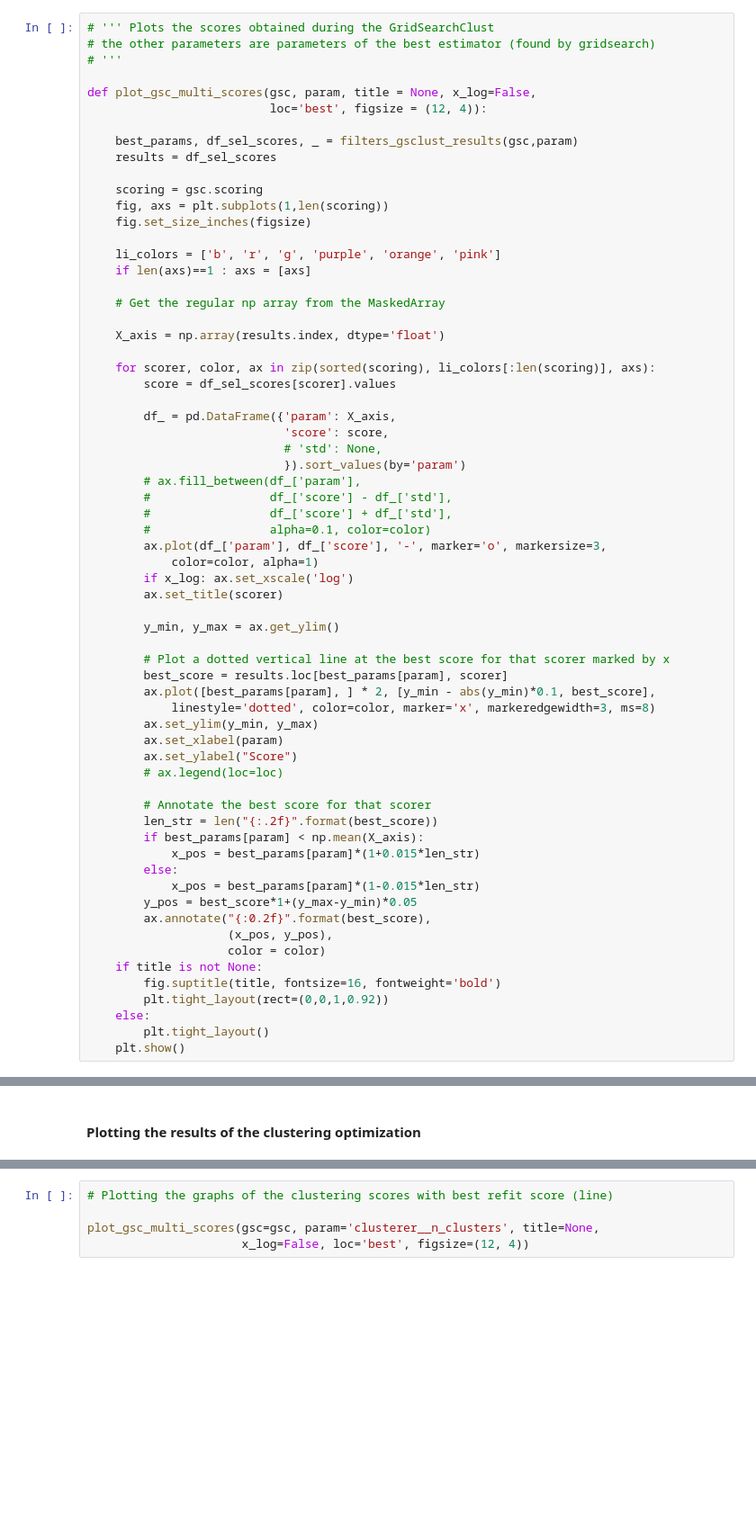
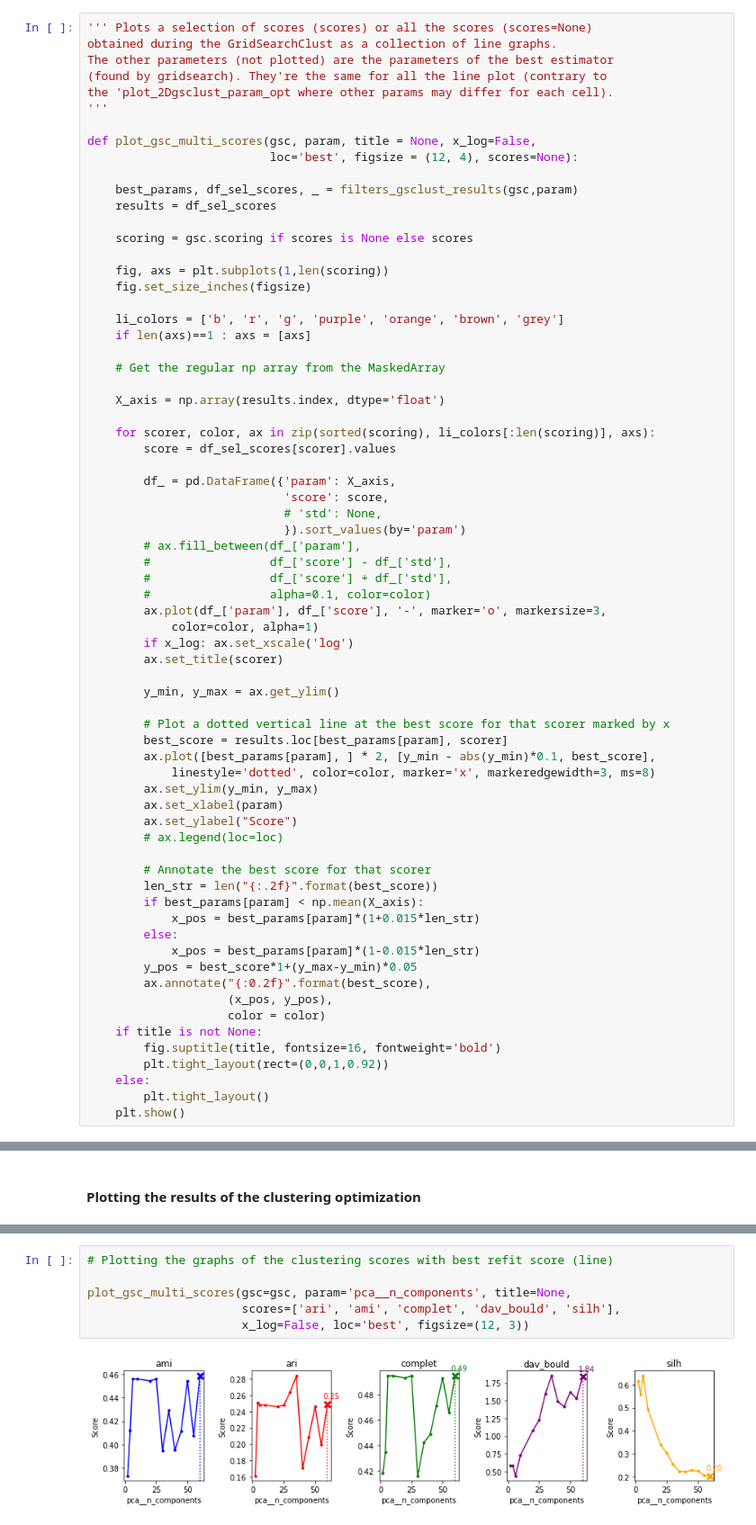
Before and after one commit to SmellyArmure/OC_DS_Project6, a Jupyter notebook: NOTEBOOK/P6_Cleaning_NLP.ipynb, the cells around one changed output, grey strips where cells are left out. Shown at 90% size. Saved outputs shown, nothing was run; the diff lists cells and outputs as text; blank space fills up the shorter version.

```diff
--- a/NOTEBOOK/P6_Cleaning_NLP.ipynb
+++ b/NOTEBOOK/P6_Cleaning_NLP.ipynb
@@ -674,21 +692,25 @@ def filters_gsclust_results(gsclust, param, return_df_res=False):
 # %% [markdown]
 #### plot_gsc_multiscore
 # %%
-# ''' Plots the scores obtained during the GridSearchClust
-# the other parameters are parameters of the best estimator (found by gridsearch)
-# '''
+''' Plots a selection of scores (scores) or all the scores (scores=None)
+obtained during the GridSearchClust as a collection of line graphs.
+The other parameters (not plotted) are the parameters of the best estimator
+(found by gridsearch). They're the same for all the line plot (contrary to
+the 'plot_2Dgsclust_param_opt where other params may differ for each cell).
+'''
 
 def plot_gsc_multi_scores(gsc, param, title = None, x_log=False,
-                          loc='best', figsize = (12, 4)):
+                          loc='best', figsize = (12, 4), scores=None):
 
     best_params, df_sel_scores, _ = filters_gsclust_results(gsc,param)
     results = df_sel_scores
 
-    scoring = gsc.scoring
+    scoring = gsc.scoring if scores is None else scores
+
     fig, axs = plt.subplots(1,len(scoring))
     fig.set_size_inches(figsize)
 
-    li_colors = ['b', 'r', 'g', 'purple', 'orange', 'pink']
+    li_colors = ['b', 'r', 'g', 'purple', 'orange', 'brown', 'grey']
     if len(axs)==1 : axs = [axs]
 
     # Get the regular np array from the MaskedArray
@@ -969,8 +1060,11 @@ best_params, df_sel_scores, df_gsclust_filt, df_res = \
 # %%
 # Plotting the graphs of the clustering scores with best refit score (line)
 
-plot_gsc_multi_scores(gsc=gsc, param='clusterer__n_clusters', title=None,
-                      x_log=False, loc='best', figsize=(12, 4))
+plot_gsc_multi_scores(gsc=gsc, param='pca__n_components', title=None,
+                      scores=['ari', 'ami', 'complet', 'dav_bould', 'silh'],
+                      x_log=False, loc='best', figsize=(12, 3))
+# %% [output]
+[figure, added]
 # %%
 # Effect of 2 parameters on clustering scores
 
```
Also changed, not shown: parts of 22 cells of this notebook.
